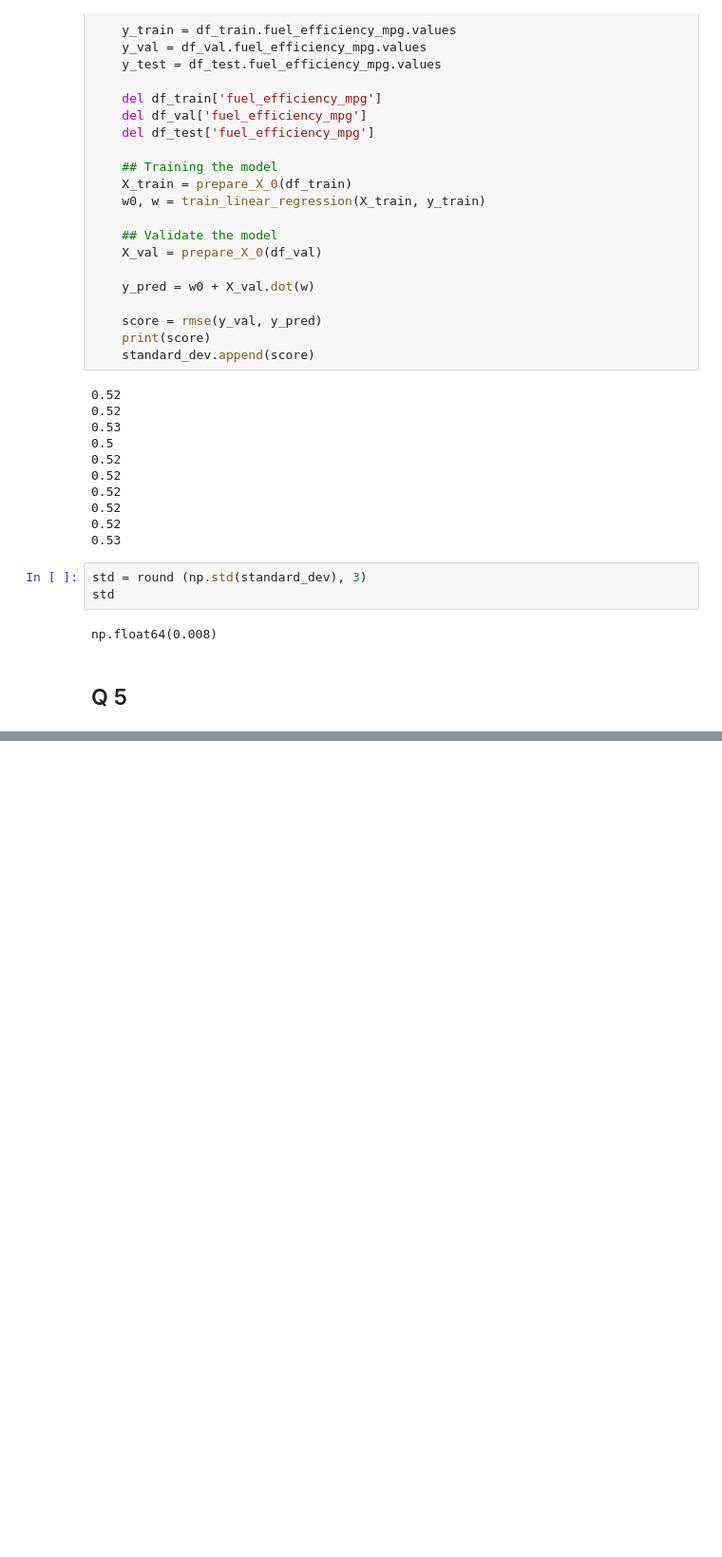
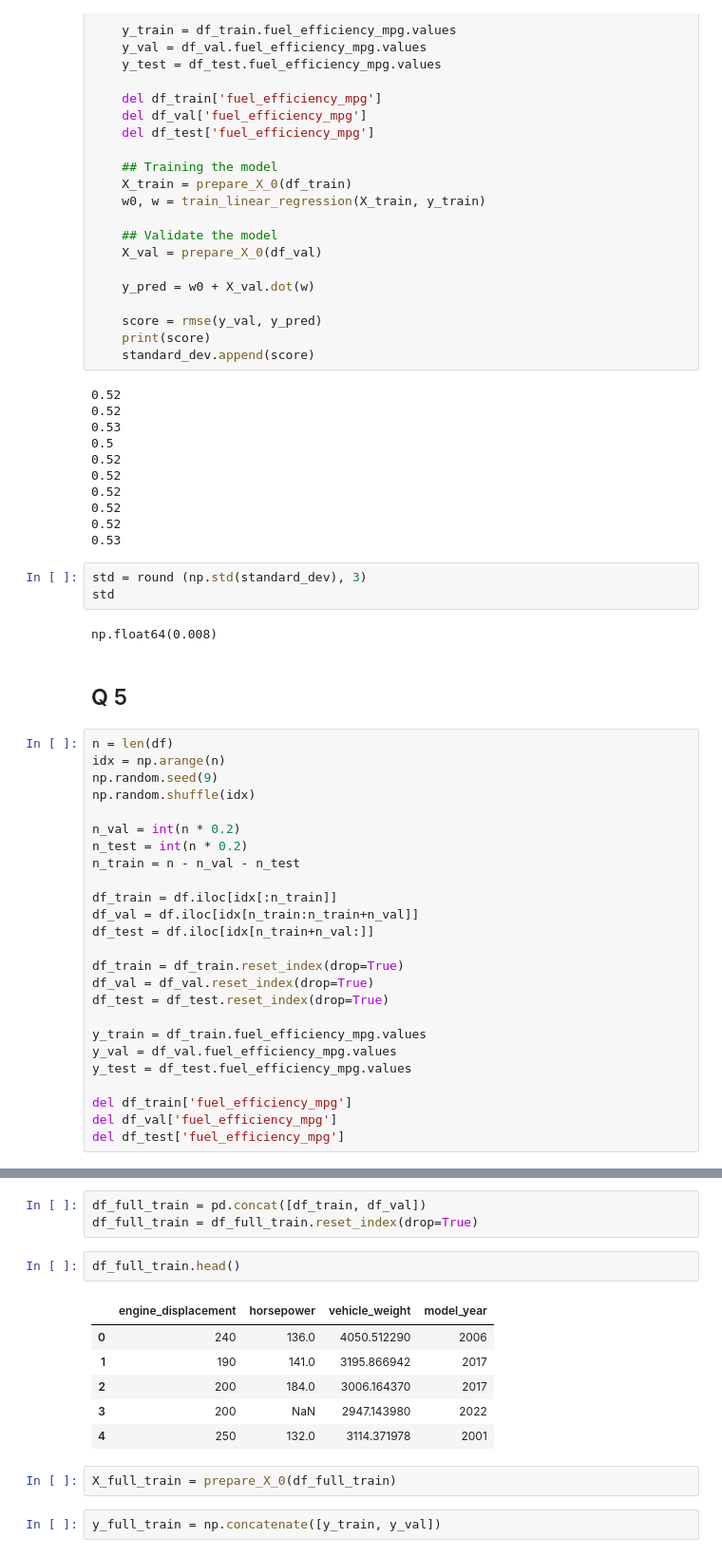
Before and after one commit to Jideco/mL, a Jupyter notebook: 02-regression/linear_reg_ass.ipynb, the cells around one changed output, grey strips where cells are left out. Shown at 95% size. Drawn from its saved outputs; the diff is of its cells as text; blank space fills up the shorter version.

```diff
--- a/02-regression/linear_reg_ass.ipynb
+++ b/02-regression/linear_reg_ass.ipynb
@@ -405,3 +409,28 @@ std
 np.float64(0.008)
 # %% [markdown]
 ## Q 5
+# %%
+n = len(df)
+idx = np.arange(n)
+np.random.seed(9)
+np.random.shuffle(idx)
+
+n_val = int(n * 0.2)
+n_test = int(n * 0.2)
+n_train = n - n_val - n_test
+
+df_train = df.iloc[idx[:n_train]]
+df_val = df.iloc[idx[n_train:n_train+n_val]]
+df_test = df.iloc[idx[n_train+n_val:]]
+
+df_train = df_train.reset_index(drop=True)
+df_val = df_val.reset_index(drop=True)
+df_test = df_test.reset_index(drop=True)
+
+y_train = df_train.fuel_efficiency_mpg.values
+y_val = df_val.fuel_efficiency_mpg.values
+y_test = df_test.fuel_efficiency_mpg.values
+
+del df_train['fuel_efficiency_mpg']
+del df_val['fuel_efficiency_mpg']
+del df_test['fuel_efficiency_mpg']
@@ -407,0 +449,16 @@ np.float64(0.008)
+# %%
+df_full_train = pd.concat([df_train, df_val])
+df_full_train = df_full_train.reset_index(drop=True)
+# %%
+df_full_train.head()
+# %% [output]
+|  | engine_displacement | horsepower | vehicle_weight | model_year |
+| 0 | 240 | 136.0 | 4050.512290 | 2006 |
+| 1 | 190 | 141.0 | 3195.866942 | 2017 |
+| 2 | 200 | 184.0 | 3006.164370 | 2017 |
+| 3 | 200 | NaN | 2947.143980 | 2022 |
+| 4 | 250 | 132.0 | 3114.371978 | 2001 |
+# %%
+X_full_train = prepare_X_0(df_full_train)
+# %%
+y_full_train = np.concatenate([y_train, y_val])
```
Also changed, not shown: parts of 3 cells of this notebook.
